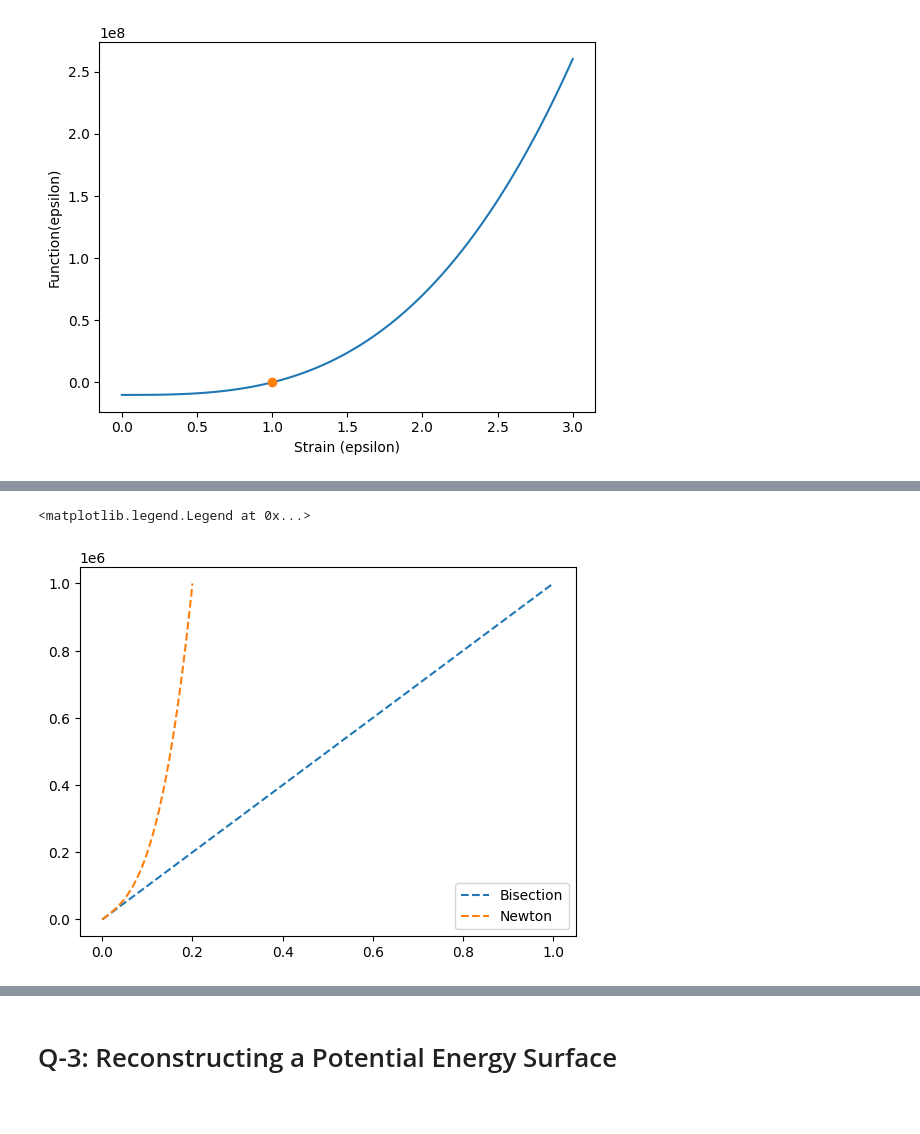
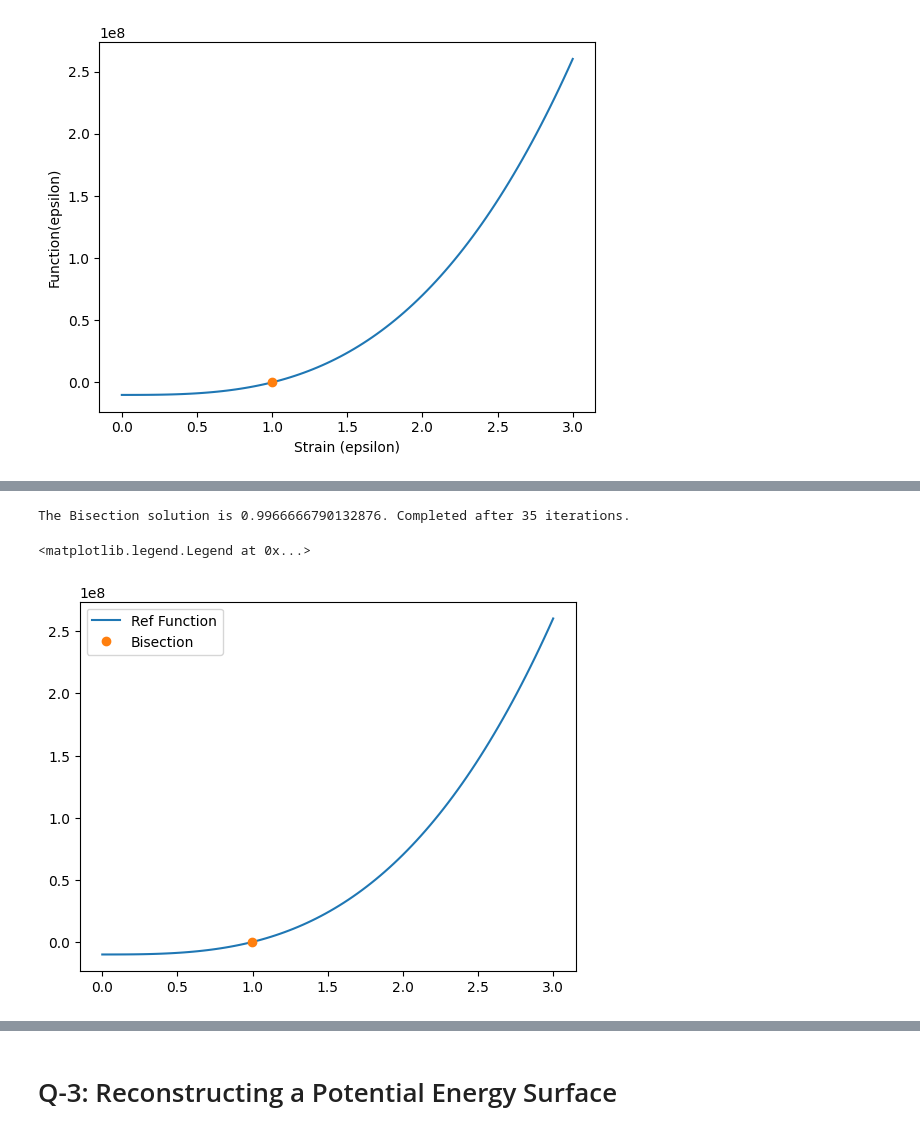
Before and after one commit to ConnorV97/Hackathons, a Jupyter notebook: Hackathon_Problems.ipynb, the cells around one changed output, grey strips where cells are left out. Cells and saved outputs as stored; diff of their text form; code cells hidden in the pictures.

Commit message:
CLV
Completed Newton-Raphson, Bisection and Secant Root finding methods. Need to complete Q4 in this hackathon set

```diff
--- a/Hackathon_Problems.ipynb
+++ b/Hackathon_Problems.ipynb
@@ -316,17 +291,0 @@ def strain(sigma, E, a, tol = 1e-10, max_iter = 100):
-# %%
-sigma = np.linspace(0,35e6, 100)
-E = 1e5
-a = 1e7
-
-# epsilon= strain(sigma, E, a)
-
-epsilons = np.array([
-    strain(s, E,a) for s in sigma
-])
-
-plt.plot(epsilons, sigma, label="Nonlinear")
-plt.plot(epsilons, E*epsilons, label="Linear")
-plt.legend()
-plt.xlabel("Strain (epsilon)")
-plt.ylabel("Stress (Pa)")
-plt.title("Stress vs. Strain")
@@ -336,11 +292,5 @@ Text(0.5, 1.0, 'Stress vs. Strain')
 # %%
-def bisection_method(sigma, E, a, tol = 1e-10, max_iter = 100):
-
-    a = 0.0
-    b= sigma/E
-
-    def f(eps):
-        return E * eps + a * eps**3 - sigma
+def bisection_method(f, a, b , tol = 1e-10):
 
     fa= f(a)
     fb= f(b)
@@ -348,9 +298,11 @@ def bisection_method(sigma, E, a, tol = 1e-10, max_iter = 100):
     if (fa * fb > 0):
         return None
 
+    global last_bisection_iteration
+    last_bisection_iteration = 0
 
-
-    for _ in range(max_iter):
+    while ((b-a)> tol):
+        last_bisection_iteration += 1
 
         c = (a+b) /2.
         fc= f(c)
@@ -364,13 +316,17 @@ def bisection_method(sigma, E, a, tol = 1e-10, max_iter = 100):
         else:
             a = c
             fa = fc
+
+    return (a+b/2)
 # %%
-eps_bisection = np.array([bisection_method(s, E, a) for s in sigma])
+eps_bisection = bisection_method(func, 0.0, 3)
+print(f"The Bisection solution is {eps_bisection}. Completed after {last_bisection_iteration} iterations.")
 # plt.plot(sigma, eps_bisection, label="Bisection")
 # plt.plot(sigma,  epsilons, "--",label="Newton")
-plt.plot(eps_bisection, sigma, "--",label="Bisection")
-plt.plot(epsilons, sigma, "--",label="Newton")
+plt.plot(eref, fref, label = "Ref Function")
+plt.plot(eps_bisection, [0], "o", label="Bisection")
 plt.legend()
 # %% [output]
-<matplotlib.legend.Legend at 0x...>
+The Bisection solution is 0.9966666790132876. Completed after 35 iterations.
+<matplotlib.legend.Legend at 0x...>
-[figure, old version]
+[figure, new version]
```
Also changed, not shown: parts of 8 cells of this notebook.
